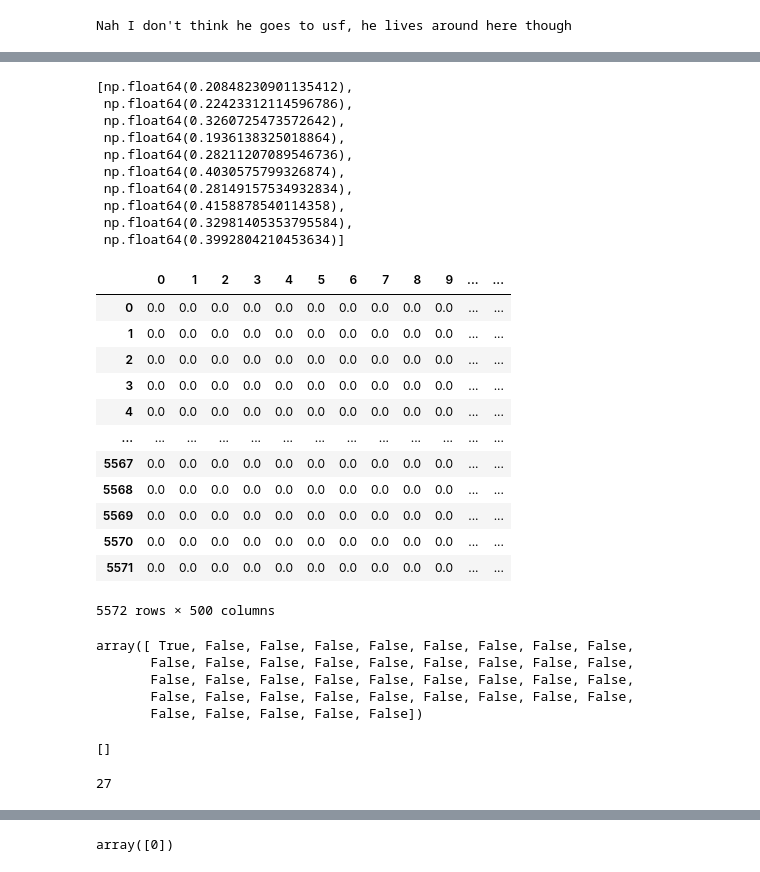
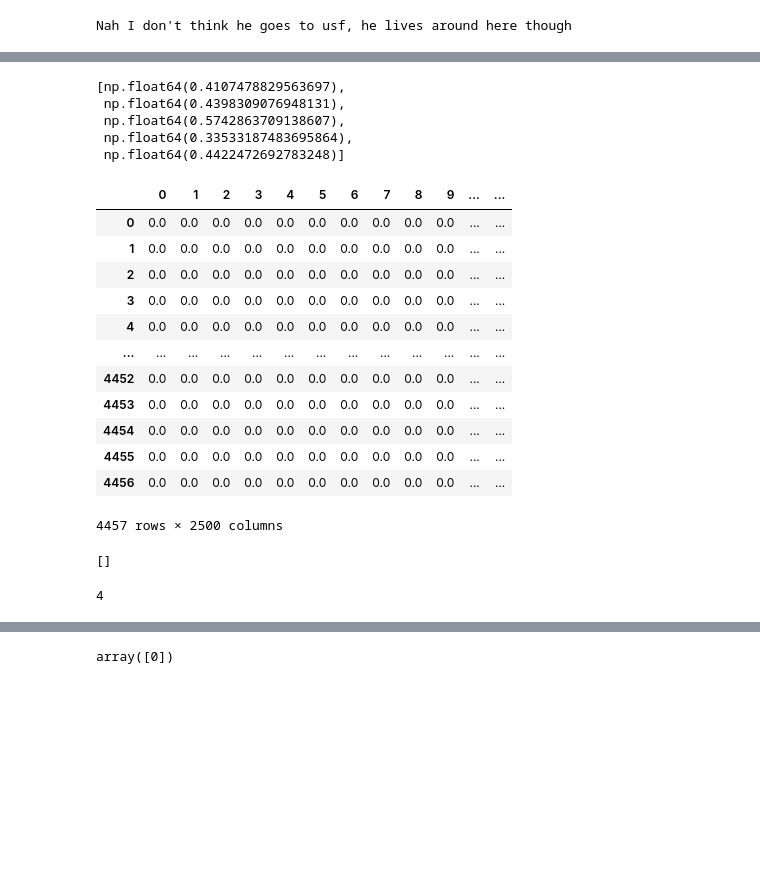
Before and after one commit to Punja007/Machine-Learning, a Jupyter notebook: NLP/Spam_Ham_Classification_NLP.ipynb, the cells around one changed output, grey strips where cells are left out. Drawn from its saved outputs; the diff is of its cells as text; code cells hidden in the pictures; blank space fills up the shorter version.

```diff
--- a/NLP/Spam_Ham_Classification_NLP.ipynb
+++ b/NLP/Spam_Ham_Classification_NLP.ipynb
@@ -93,8 +99,15 @@ df
 5572 rows × 3 columns
+# %%
+from sklearn.model_selection import train_test_split
+x = df['new_text']
+y = df['v1']
+
+x_train,x_test,y_train,y_test = train_test_split(x,y,test_size=0.2,random_state=42)
 # %%
 from sklearn.feature_extraction.text import TfidfVectorizer
 # %%
-tfidf = TfidfVectorizer(max_features=500)
+tfidf = TfidfVectorizer(max_features=2500, ngram_range=(1,2))
 # %%
-vec = tfidf.fit_transform(new).toarray()
+x_train = tfidf.fit_transform(x_train).toarray()
+x_test = tfidf.fit_transform(x_test).toarray()
 np.set_printoptions(threshold=np.inf)
@@ -121,13 +114,8 @@ array([0.        , 0.        , 0.        , 0.        , 0.        ,
 # %%
-[i for i in vec[0] if i!=0.0]
+[i for i in x_train[0] if i!=0.0]
 # %% [output]
-[np.float64(0.20848230901135412),
- np.float64(0.22423312114596786),
- np.float64(0.3260725473572642),
- np.float64(0.1936138325018864),
- np.float64(0.28211207089546736),
- np.float64(0.4030575799326874),
- np.float64(0.28149157534932834),
- np.float64(0.4158878540114358),
- np.float64(0.32981405353795584),
- np.float64(0.3992804210453634)]
+[np.float64(0.4107478829563697),
+ np.float64(0.4398309076948131),
+ np.float64(0.5742863709138607),
+ np.float64(0.33533187483695864),
+ np.float64(0.4422472692783248)]
@@ -136,25 +122,22 @@ df1 = pd.DataFrame(vec)
-# %%
-df1
-# %% [output]
-|  | 0 | 1 | 2 | 3 | 4 | 5 | 6 | 7 | 8 | 9 | ... | ... |
-| 0 | 0.0 | 0.0 | 0.0 | 0.0 | 0.0 | 0.0 | 0.0 | 0.0 | 0.0 | 0.0 | ... | ... |
-| 1 | 0.0 | 0.0 | 0.0 | 0.0 | 0.0 | 0.0 | 0.0 | 0.0 | 0.0 | 0.0 | ... | ... |
-| 2 | 0.0 | 0.0 | 0.0 | 0.0 | 0.0 | 0.0 | 0.0 | 0.0 | 0.0 | 0.0 | ... | ... |
-| 3 | 0.0 | 0.0 | 0.0 | 0.0 | 0.0 | 0.0 | 0.0 | 0.0 | 0.0 | 0.0 | ... | ... |
-| 4 | 0.0 | 0.0 | 0.0 | 0.0 | 0.0 | 0.0 | 0.0 | 0.0 | 0.0 | 0.0 | ... | ... |
-| ... | ... | ... | ... | ... | ... | ... | ... | ... | ... | ... | ... | ... |
-| 5567 | 0.0 | 0.0 | 0.0 | 0.0 | 0.0 | 0.0 | 0.0 | 0.0 | 0.0 | 0.0 | ... | ... |
-| 5568 | 0.0 | 0.0 | 0.0 | 0.0 | 0.0 | 0.0 | 0.0 | 0.0 | 0.0 | 0.0 | ... | ... |
-| 5569 | 0.0 | 0.0 | 0.0 | 0.0 | 0.0 | 0.0 | 0.0 | 0.0 | 0.0 | 0.0 | ... | ... |
-| 5570 | 0.0 | 0.0 | 0.0 | 0.0 | 0.0 | 0.0 | 0.0 | 0.0 | 0.0 | 0.0 | ... | ... |
-| 5571 | 0.0 | 0.0 | 0.0 | 0.0 | 0.0 | 0.0 | 0.0 | 0.0 | 0.0 | 0.0 | ... | ... |
-5572 rows × 500 columns
+# %%
+x_train = pd.DataFrame(x_train)
+x_test = pd.DataFrame(x_test)
+# %%
+x_train
+# %% [output]
+|  | 0 | 1 | 2 | 3 | 4 | 5 | 6 | 7 | 8 | 9 | ... | ... |
+| 0 | 0.0 | 0.0 | 0.0 | 0.0 | 0.0 | 0.0 | 0.0 | 0.0 | 0.0 | 0.0 | ... | ... |
+| 1 | 0.0 | 0.0 | 0.0 | 0.0 | 0.0 | 0.0 | 0.0 | 0.0 | 0.0 | 0.0 | ... | ... |
+| 2 | 0.0 | 0.0 | 0.0 | 0.0 | 0.0 | 0.0 | 0.0 | 0.0 | 0.0 | 0.0 | ... | ... |
+| 3 | 0.0 | 0.0 | 0.0 | 0.0 | 0.0 | 0.0 | 0.0 | 0.0 | 0.0 | 0.0 | ... | ... |
+| 4 | 0.0 | 0.0 | 0.0 | 0.0 | 0.0 | 0.0 | 0.0 | 0.0 | 0.0 | 0.0 | ... | ... |
+| ... | ... | ... | ... | ... | ... | ... | ... | ... | ... | ... | ... | ... |
+| 4452 | 0.0 | 0.0 | 0.0 | 0.0 | 0.0 | 0.0 | 0.0 | 0.0 | 0.0 | 0.0 | ... | ... |
+| 4453 | 0.0 | 0.0 | 0.0 | 0.0 | 0.0 | 0.0 | 0.0 | 0.0 | 0.0 | 0.0 | ... | ... |
+| 4454 | 0.0 | 0.0 | 0.0 | 0.0 | 0.0 | 0.0 | 0.0 | 0.0 | 0.0 | 0.0 | ... | ... |
+| 4455 | 0.0 | 0.0 | 0.0 | 0.0 | 0.0 | 0.0 | 0.0 | 0.0 | 0.0 | 0.0 | ... | ... |
+| 4456 | 0.0 | 0.0 | 0.0 | 0.0 | 0.0 | 0.0 | 0.0 | 0.0 | 0.0 | 0.0 | ... | ... |
+4457 rows × 2500 columns
 # %%
-df1[i].unique() == 0.0
+# df1[i].unique() == 0.0
-# %% [output]
-array([ True, False, False, False, False, False, False, False, False,
-       False, False, False, False, False, False, False, False, False,
-       False, False, False, False, False, False, False, False, False,
-       False, False, False, False, False, False, False, False, False,
-       False, False, False, False, False])
 # %%
@@ -163,9 +146,9 @@ print(zero_columns)  # List of column names that have only 0.0
 # %% [output]
 []
 # %%
-df1[0].nunique()
+x_train[0].nunique()
 # %% [output]
-27
+4
 # %%
 import xgboost
 from xgboost import XGBClassifier
```
Also changed, not shown: parts of 21 cells of this notebook, 2 other files.
